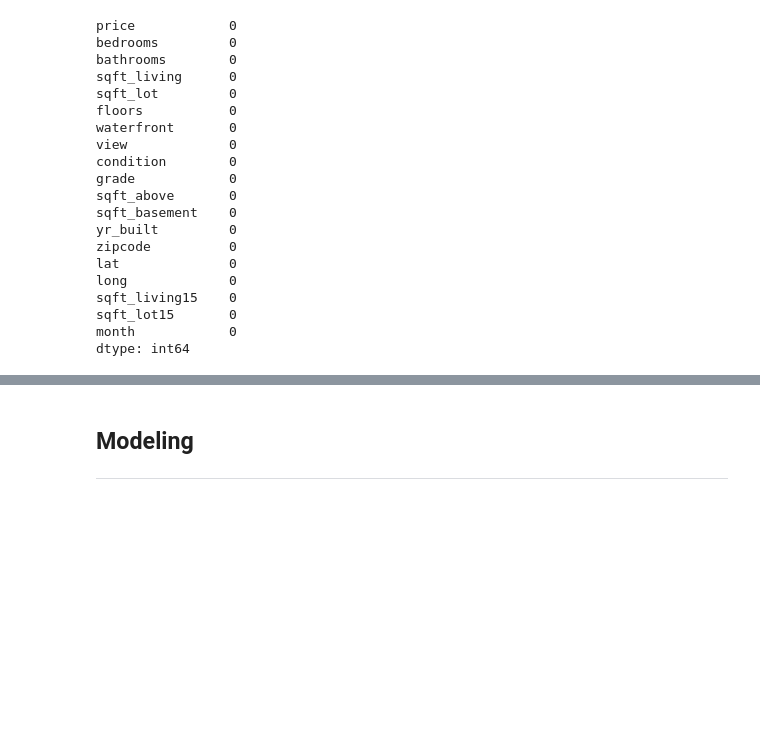
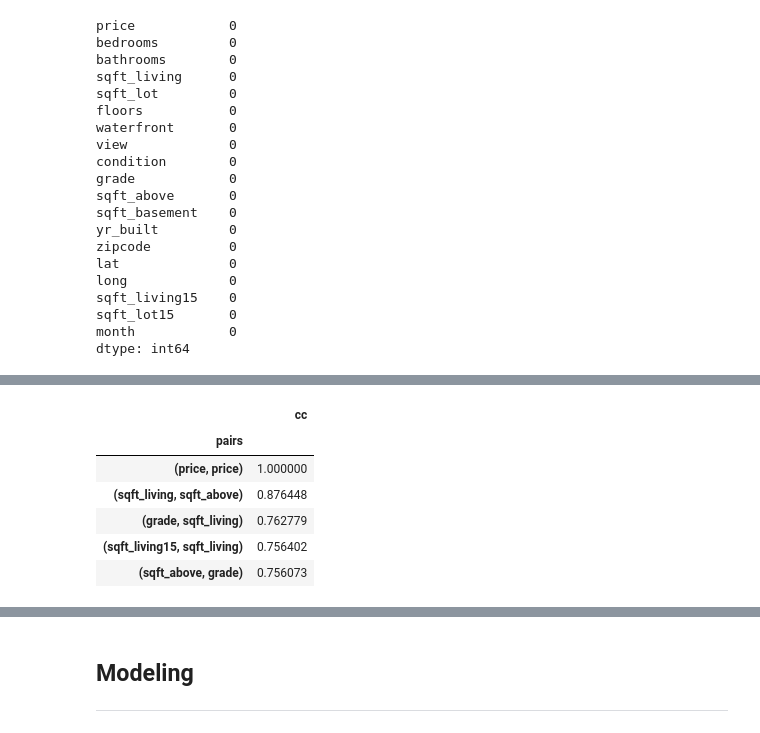
Before and after one commit to tjkyner/housing-regression-model, a Jupyter notebook: notebook.ipynb, the cells around one changed output, grey strips where cells are left out. Drawn from its saved outputs; the diff is of its cells as text; code cells hidden in the pictures; blank space fills up the shorter version.

```diff
--- a/notebook.ipynb
+++ b/notebook.ipynb
@@ -447,0 +473,14 @@ dtype: int64
+# %%
+df_corr.drop(columns=['level_0', 'level_1'], inplace=True)
+df_corr.columns = ['cc']
+df_corr.sort_values('cc', ascending=False, inplace=True)
+df_corr.drop_duplicates(inplace=True)
+df_corr.head()
+# %% [output]
+|  | cc |
+| pairs |  |
+| (price, price) | 1.000000 |
+| (sqft_living, sqft_above) | 0.876448 |
+| (grade, sqft_living) | 0.762779 |
+| (sqft_living15, sqft_living) | 0.756402 |
+| (sqft_above, grade) | 0.756073 |
```
Also changed, not shown: parts of 7 cells of this notebook.
